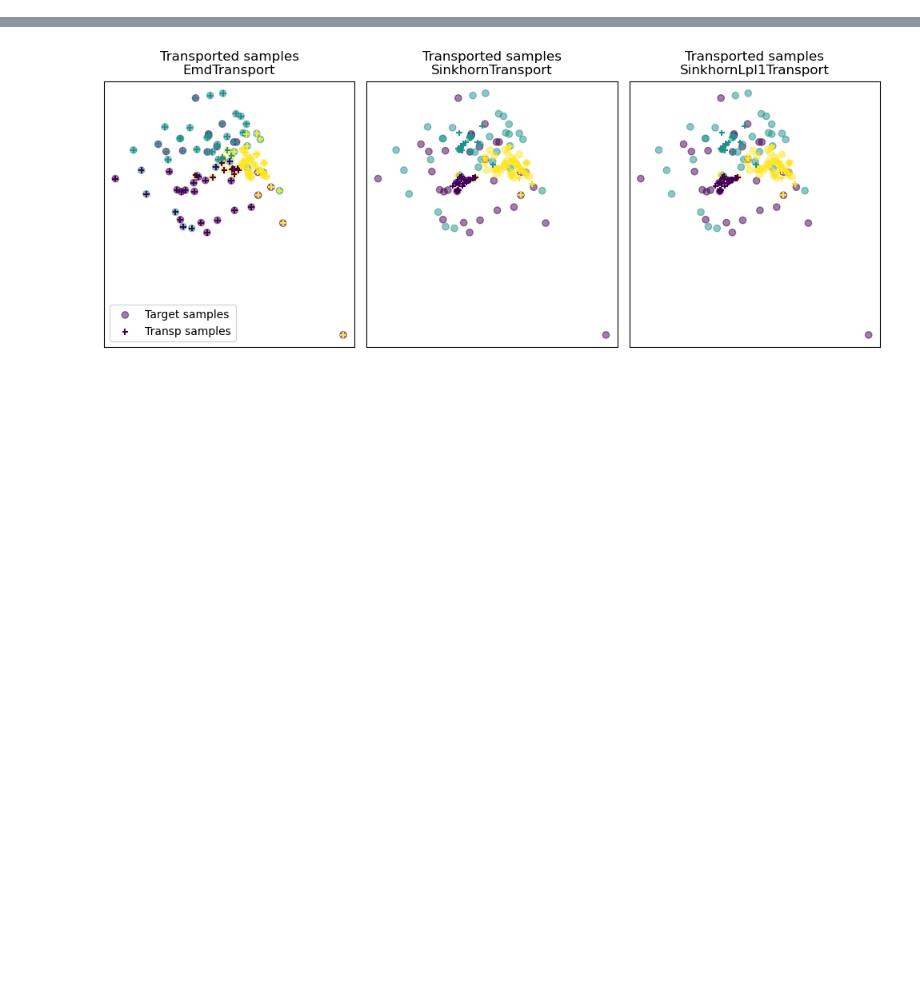
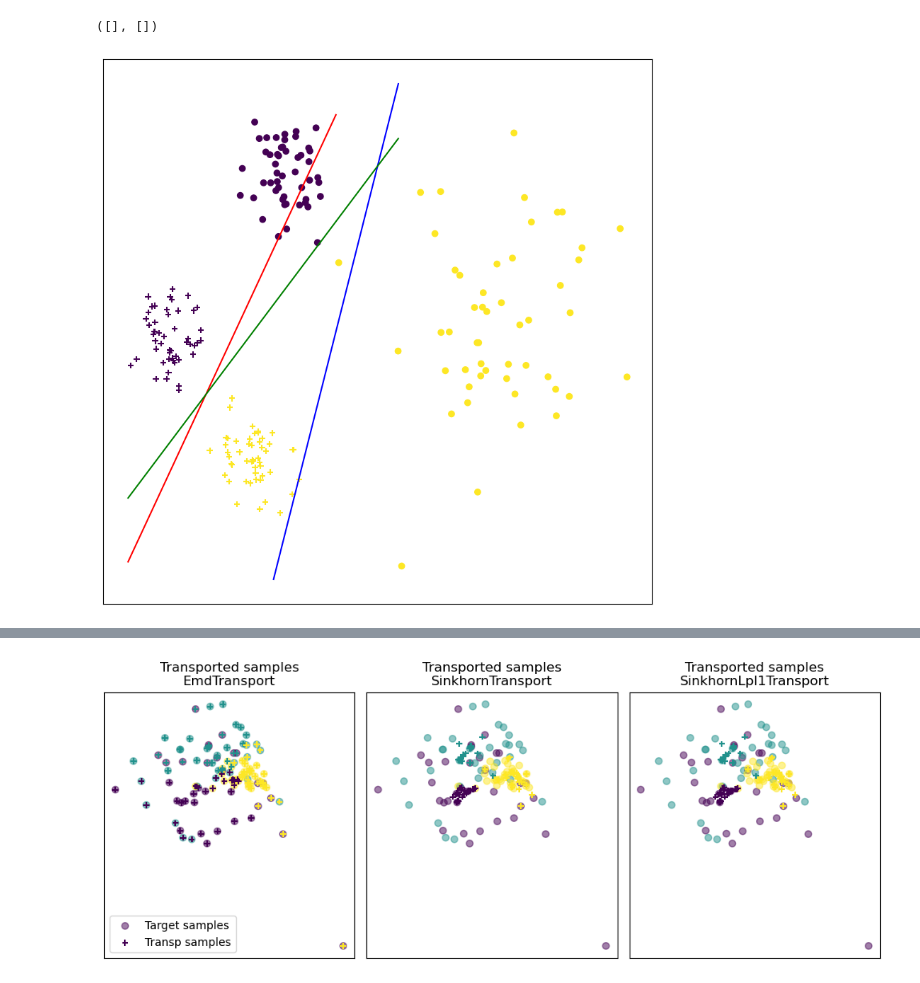
Before and after one commit to TheoAlegretti/OT-Domain-Adaptation, a Jupyter notebook: otda_ottjax_test.ipynb, the cells around one changed output, grey strips where cells are left out. Cells and saved outputs as stored; diff of their text form; code cells hidden in the pictures; blank space fills up the shorter version.

```diff
--- a/otda_ottjax_test.ipynb
+++ b/otda_ottjax_test.ipynb
@@ -87,3 +154,47 @@ Text(0.5, 1.0, 'Target samples')
+# %%
+# Make the classifier :
+from sklearn.svm import SVC
+svc_model_s = SVC(kernel='linear', random_state=32)
+svc_model_s.fit(x_s, y_s)
+
+# Constructing a hyperplane using a formula.
+w_s = svc_model_s.coef_[0]           # w consists of 2 elements
+b_s = svc_model_s.intercept_[0]      # b consists of 1 element
+x_points_s = np.linspace(-2, 3)    # generat_ing x-points from -1 to 1
+y_points_s = -(w_s[0] / w_s[1]) * x_points_s - b_s / w_s[1]  # getting
+# %%
+svc_model_t = SVC(kernel='linear', random_state=32)
+svc_model_t.fit(x_t, y_t)
+
+# Constructing a hyperplane using a formula.
+w_t = svc_model_t.coef_[0]           # w consists of 2 elements
+b_t = svc_model_t.intercept_[0]      # b consists of 1 element
+x_points_t = np.linspace(1.5, 4.5)    # generating x-points from -1 to 1
+y_points_t = -(w_t[0] / w_t[1]) * x_points_t - b_t / w_t[1]  # getting
+# %%
+x_all = np.concatenate((x_s, x_t), axis=0)
+y_all = np.concatenate((y_s, y_t), axis=0)
+# %%
+svc_model_all = SVC(kernel='linear', random_state=32)
+svc_model_all.fit(x_all, y_all)
+
+# Constructing a hyperplane using a formula.
+w_all = svc_model_all.coef_[0]           # w consists of 2 elements
+b_all = svc_model_all.intercept_[0]      # b consists of 1 element
+x_points_all = np.linspace(-2, 4.5)    # generating x-points from -1 to 1
+y_points_all = -(w_all[0] / w_all[1]) * x_points_all - b_all / w_all[1]  # getting
+# %%
+plt.figure(1, figsize=(10, 10))
+plt.scatter(x_s[:, 0], x_s[:, 1], c=y_s, marker='+', label='Source samples')
+plt.scatter(x_t[:, 0], x_t[:, 1], c=y_t, marker='o', label='target samples')
+plt.plot(x_points_s, y_points_s, c='r')
+plt.plot(x_points_t, y_points_t, c='b')
+plt.plot(x_points_all, y_points_all, c='g')
+plt.xticks([])
+plt.yticks([])
+# %% [output]
+([], [])
+[figure, added]
 # %%
 import ot
 # Cost matrix
```
Also changed, not shown: parts of 9 cells of this notebook.
